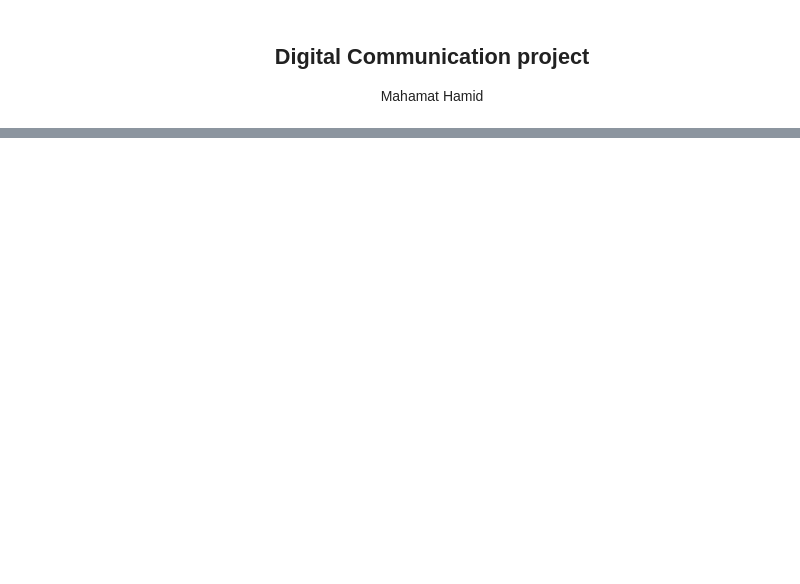
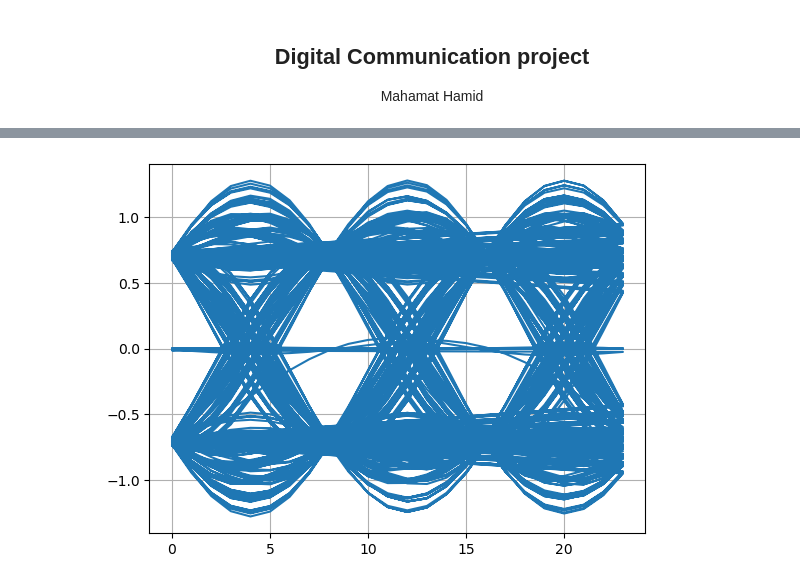
Before and after one commit to HamidMahamat/Receiver-for-digital-communication, a Jupyter notebook: main.ipynb, the cells around one changed output, grey strips where cells are left out. Saved outputs shown, nothing was run; the diff lists cells and outputs as text; code cells hidden in the pictures; blank space fills up the shorter version.

```diff
--- a/main.ipynb
+++ b/main.ipynb
@@ -51,0 +53,7 @@ plt.psd(s, Fs=fe, color='blue', sides='onesided', NFFT=300, scale_by_freq=True)
+# %%
+num = int(np.floor(len(s_hr)/(3 * F)))
+Z = np.empty((3 * F, num)).astype(complex)
+for i in range(num):
+    Z[:,i] = s_hr[i*3*F:(i+1)*3*F]
+# %%
+window_eye = (np.array([list(range(0,3*F)) for k in range(num)])).flatten()
@@ -51,0 +65,5 @@ plt.psd(s, Fs=fe, color='blue', sides='onesided', NFFT=300, scale_by_freq=True)
+# %%
+plt.plot(window_eye, np.real(s_hr))
+plt.grid()
+# %% [output]
+[figure, added]
```
Also changed, not shown: parts of 9 cells of this notebook.
